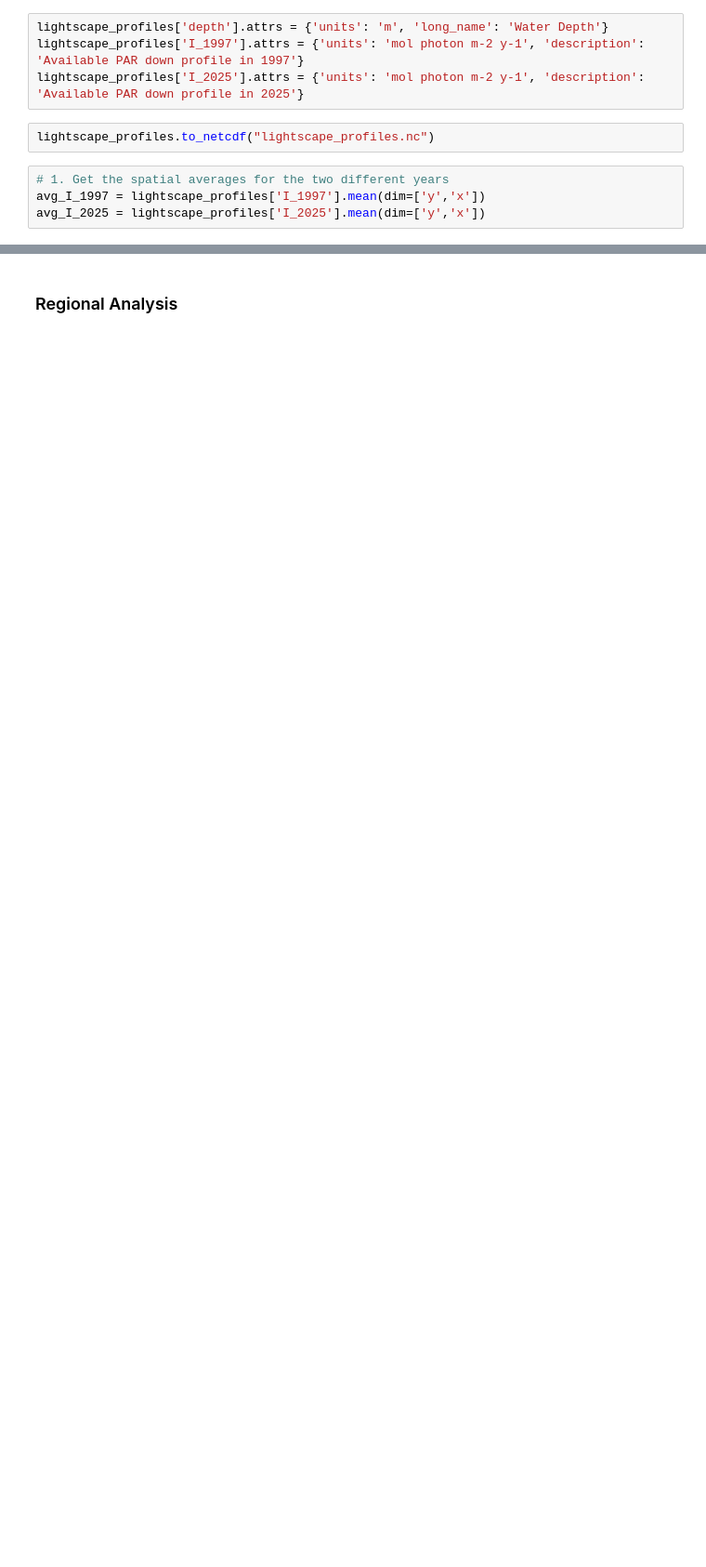
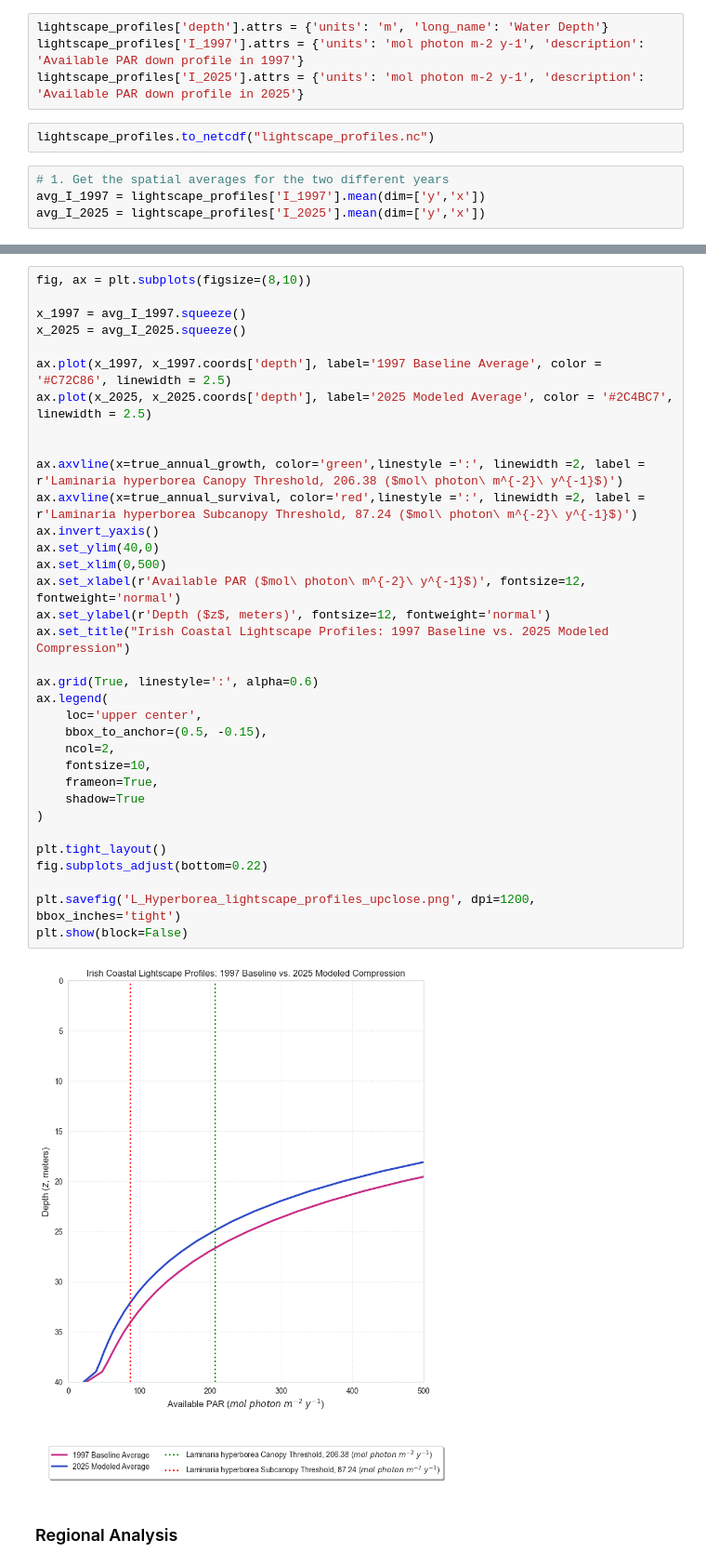
Before and after one commit to hannah-doran/ISOLUME_Doran, a Jupyter notebook: Plan4.ipynb, the cells around one changed output, grey strips where cells are left out. Shown at 93% size. Drawn from its saved outputs; the diff is of its cells as text; blank space fills up the shorter version.

```diff
--- a/Plan4.ipynb
+++ b/Plan4.ipynb
@@ -1484,3 +1724,39 @@ plt.show()
+# %%
+fig, ax = plt.subplots(figsize=(8,10))
+
+x_1997 = avg_I_1997.squeeze()
+x_2025 = avg_I_2025.squeeze()
+
+ax.plot(x_1997, x_1997.coords['depth'], label='1997 Baseline Average', color = '#C72C86', linewidth = 2.5)
+ax.plot(x_2025, x_2025.coords['depth'], label='2025 Modeled Average', color = '#2C4BC7', linewidth = 2.5)
+
+
+ax.axvline(x=true_annual_growth, color='green',linestyle =':', linewidth =2, label = r'Laminaria hyperborea Canopy Threshold, 206.38 ($mol\ photon\ m^{-2}\ y^{-1}$)')
+ax.axvline(x=true_annual_survival, color='red',linestyle =':', linewidth =2, label = r'Laminaria hyperborea Subcanopy Threshold, 87.24 ($mol\ photon\ m^{-2}\ y^{-1}$)')
+ax.invert_yaxis()
+ax.set_ylim(40,0)
+ax.set_xlim(0,500)
+ax.set_xlabel(r'Available PAR ($mol\ photon\ m^{-2}\ y^{-1}$)', fontsize=12, fontweight='normal')
+ax.set_ylabel(r'Depth ($z$, meters)', fontsize=12, fontweight='normal')
+ax.set_title("Irish Coastal Lightscape Profiles: 1997 Baseline vs. 2025 Modeled Compression")
+
+ax.grid(True, linestyle=':', alpha=0.6)
+ax.legend(
+    loc='upper center',
+    bbox_to_anchor=(0.5, -0.15),
+    ncol=2,
+    fontsize=10,
+    frameon=True,
+    shadow=True
+)
+
+plt.tight_layout()
+fig.subplots_adjust(bottom=0.22)
+
+plt.savefig('L_Hyperborea_lightscape_profiles_upclose.png', dpi=1200, bbox_inches='tight')
+plt.show(block=False)
+# %% [output]
+[figure, added]
 # %% [markdown]
 ### Regional Analysis
 # %%
```
Also changed, not shown: parts of 77 cells of this notebook, 2 other files.
